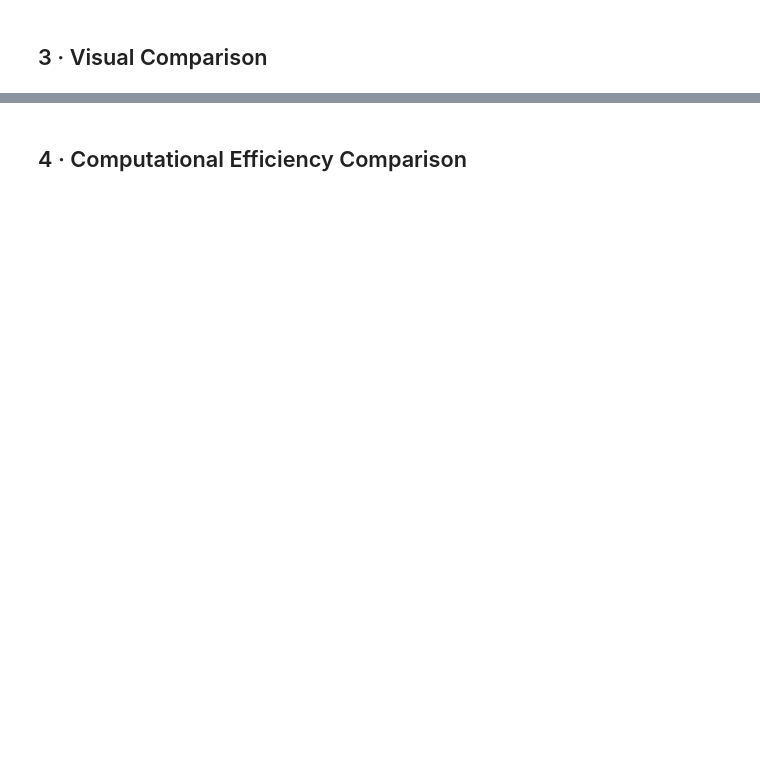
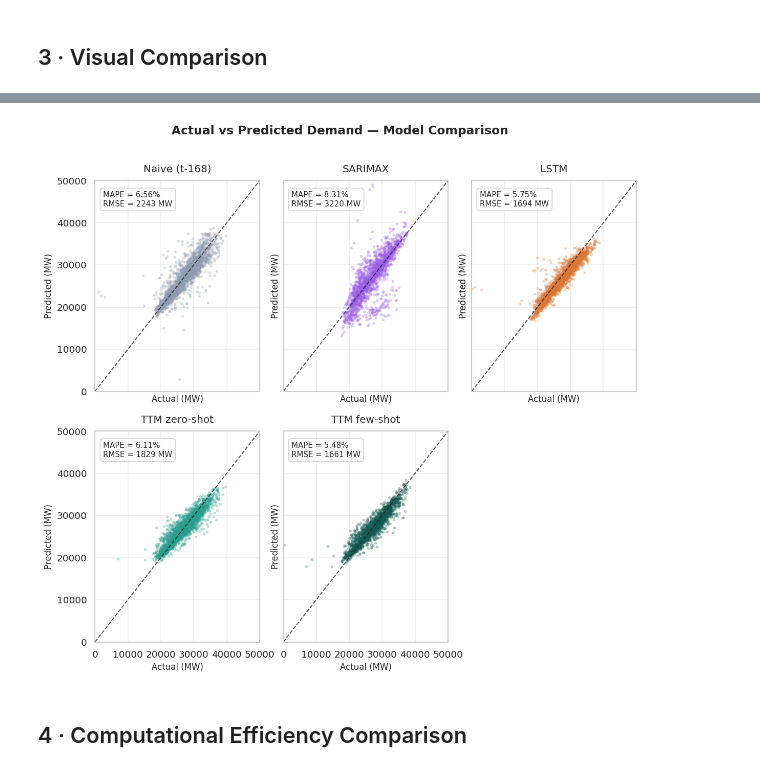
Before and after one commit to antonionc/pred_demanda, a Jupyter notebook: fase3_validacion_y_comparativa.ipynb, the cells around one changed output, grey strips where cells are left out. Saved outputs shown, nothing was run; the diff lists cells and outputs as text; code cells hidden in the pictures; blank space fills up the shorter version.

```diff
--- a/fase3_validacion_y_comparativa.ipynb
+++ b/fase3_validacion_y_comparativa.ipynb
@@ -178,32 +265,49 @@ if all_metrics:
 # %%
-# Scatter plot: actual vs predicted for all available models
+# Scatter plots in 2 columns
 if preds:
     N_SCATTER = 2000
-    n_cols    = len(preds)
-    fig, axes = plt.subplots(1, n_cols, figsize=(5 * n_cols, 5), sharey=True)
+    n_models  = len(preds)
 
-    if n_cols == 1:
-        axes = [axes]
+    n_cols = 3
+    n_rows = int(np.ceil(n_models / n_cols))  # 5 models -> 3 rows
 
-    for ax, (name, df) in zip(axes, preds.items()):
+    global_lims = [0, 50000]
+
+    # figsize = (width, height)
+    fig, axes = plt.subplots(n_rows, n_cols, figsize=(10, 4.5 * n_rows), sharex=True, sharey=True)
+    axes = axes.flatten()  # Flatten 2D array to 1D for the loop
+
+    for i, (name, df) in enumerate(preds.items()):
+        ax = axes[i]
         idx_sample = np.random.choice(len(df), size=min(N_SCATTER, len(df)), replace=False)
         yt = df['y_true'].values[idx_sample]
         yp = df['y_pred'].values[idx_sample]
-        ax.scatter(yt, yp, alpha=0.2, s=5, color=model_colors.get(name, 'gray'))
-        lims = [min(yt.min(), yp.min()), max(yt.max(), yp.max())]
-        ax.plot(lims, lims, 'k--', linewidth=1)
-        ax.set_title(name)
-        ax.set_xlabel('Actual (MW)')
+
+        ax.scatter(yt, yp, alpha=0.22, s=6, color=model_colors.get(name, '#7f7f7f'))
+        ax.plot(global_lims, global_lims, 'k--', linewidth=1.2, alpha=0.7)
+
+        ax.set_xlim(global_lims)
+        ax.set_ylim(global_lims)
+        ax.set_title(name, fontsize=12, pad=10)
+        ax.set_xlabel('Actual (MW)', fontsize=10)
+        ax.set_ylabel('Predicted (MW)', fontsize=10)
+
         m = all_metrics.get(name, {})
-        ax.text(0.05, 0.95, f"MAPE={m.get('mape', 0):.2f}%\nRMSE={m.get('rmse', 0):.0f} MW",
+        txt = f"MAPE = {m.get('mape', 0):.2f}%\nRMSE = {m.get('rmse', 0):.0f} MW"
+        ax.text(0.05, 0.95, txt,
                 transform=ax.transAxes, va='top', fontsize=9,
-                bbox=dict(boxstyle='round', facecolor='white', alpha=0.7))
+                bbox=dict(boxstyle='round,pad=0.4', facecolor='white', alpha=0.85, edgecolor='#cccccc'))
 
-    axes[0].set_ylabel('Predicted (MW)')
-    plt.suptitle('Actual vs Predicted — all models', y=1.01)
+    # Hide the 6th empty subplot
+    for j in range(n_models, len(axes)):
+        axes[j].set_visible(False)
+
+    plt.suptitle('Actual vs Predicted Demand — Model Comparison', y=1.01, fontsize=14, fontweight='bold')
     plt.tight_layout()
     plt.savefig('data/fig_scatter_all_models.png', dpi=150, bbox_inches='tight')
     plt.show()
+# %% [output]
+[figure, added]
 # %% [markdown]
 ## 4 · Computational Efficiency Comparison
 # %%
```
Also changed, not shown: parts of 9 cells of this notebook.
